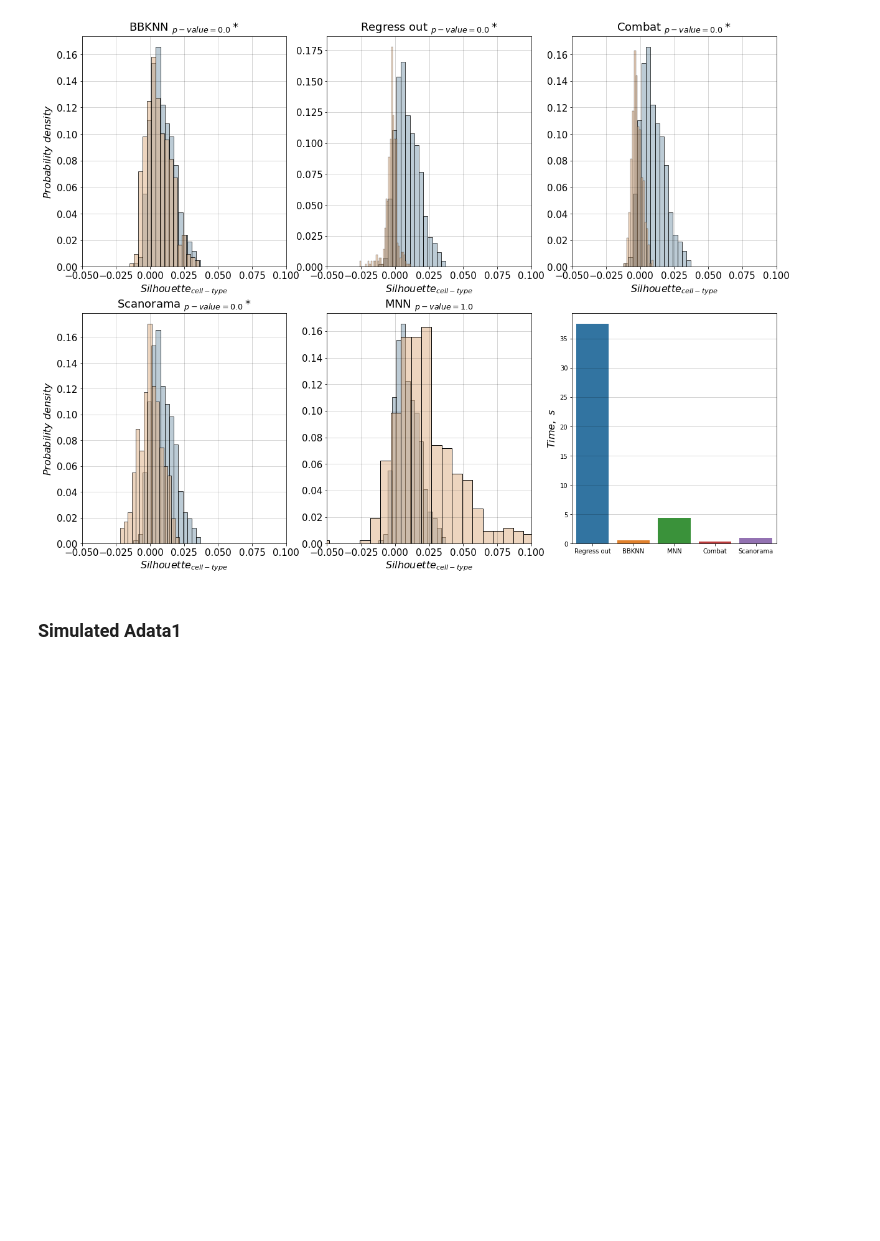
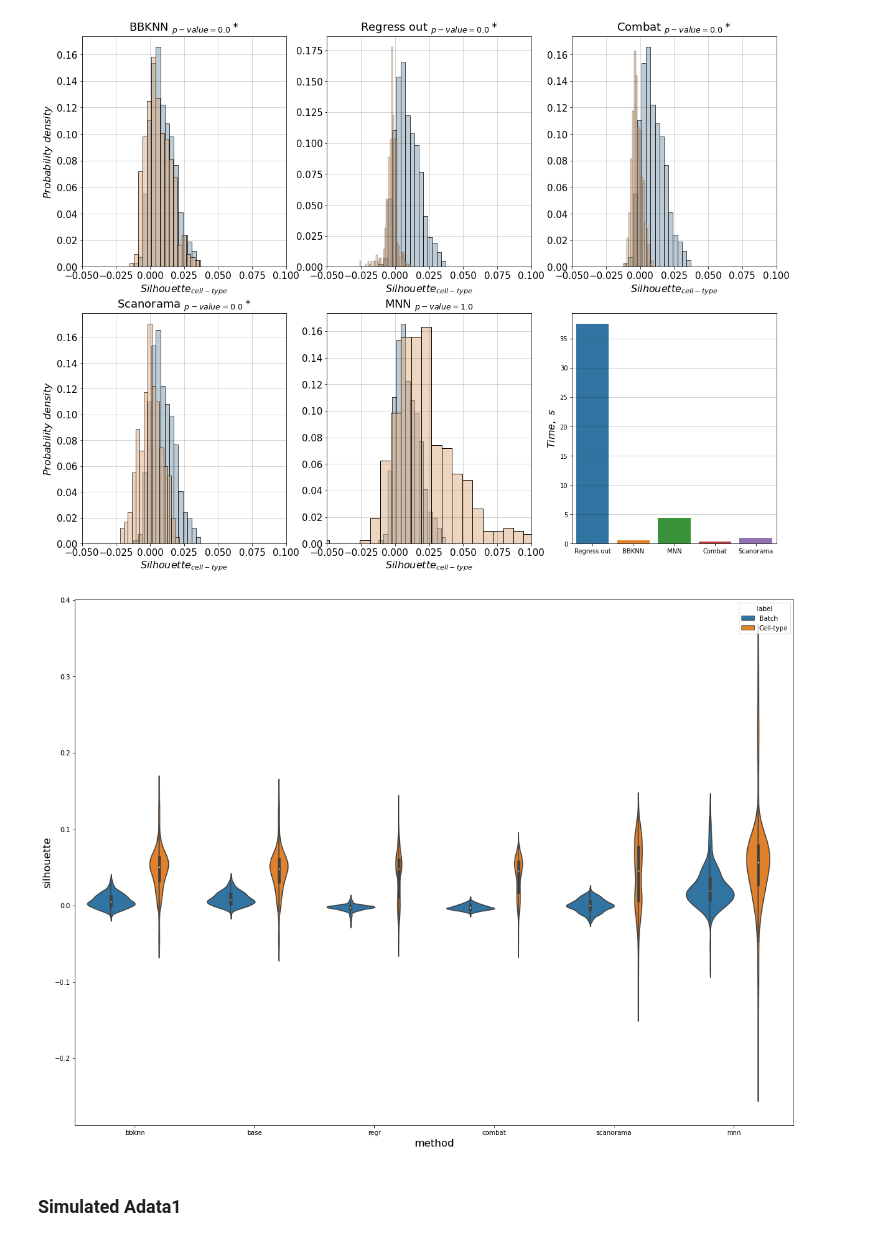
Before and after one commit to immunomind/bi2021spring, a Jupyter notebook: new_stage/notebooks/final_results.ipynb, the cells around one changed output. Drawn from its saved outputs; the diff is of its cells as text; code cells hidden in the pictures; blank space fills up the shorter version.

Commit message:
add violinplots

```diff
--- a/new_stage/notebooks/final_results.ipynb
+++ b/new_stage/notebooks/final_results.ipynb
@@ -97,6 +97,31 @@ def calculate_p_val(adata_silhs, by="celltype"):
 
     adata1_p = pd.DataFrame({"p-value": adata_p}, index=algs_cellt)
     return adata1_p
+
+
+def make_long_adata(adata_silhs):
+    """
+    Make long format data from adata_silhs table
+    """
+    long_adata = {
+    "silhouette": [],
+    "label": [],
+    "method": []
+    }
+
+    length = len(adata_silhs)
+
+    for col in adata_silhs.columns.values:
+        long_adata["silhouette"] += list(adata_silhs[col].values)
+        long_adata["method"] += [col.split("_")[0]] * length
+        if col[-1] == "b":
+            long_adata["label"] += ["Batch"] * length
+        else:
+            long_adata["label"] += ["Cell-type"] * length
+
+    long_adata = pd.DataFrame(long_adata)
+
+    return long_adata
 # %% [markdown]
 ### Plot silhouette performance baseline vs algorithms and also time comparison
 # %% [markdown]
@@ -113,6 +138,11 @@ plot_result(adata1_silhs, algs_title, calculate_p_val(adata1_silhs, by="celltype
 plot_result(adata1_silhs, algs_title, calculate_p_val(adata1_silhs, by="batch")["p-value"], time_table["reall_500"], by="batch", xlim=[-0.05, 0.1])
 # %% [output]
 [figure]
+# %%
+sns.violinplot(data=make_long_adata(adata1_silhs), x="method", y="silhouette", hue="label")
+plt.show()
+# %% [output]
+[figure, added]
 # %% [markdown]
 ### Simulated Adata1
 # %%
```
Also changed, not shown: parts of 4 cells of this notebook.
